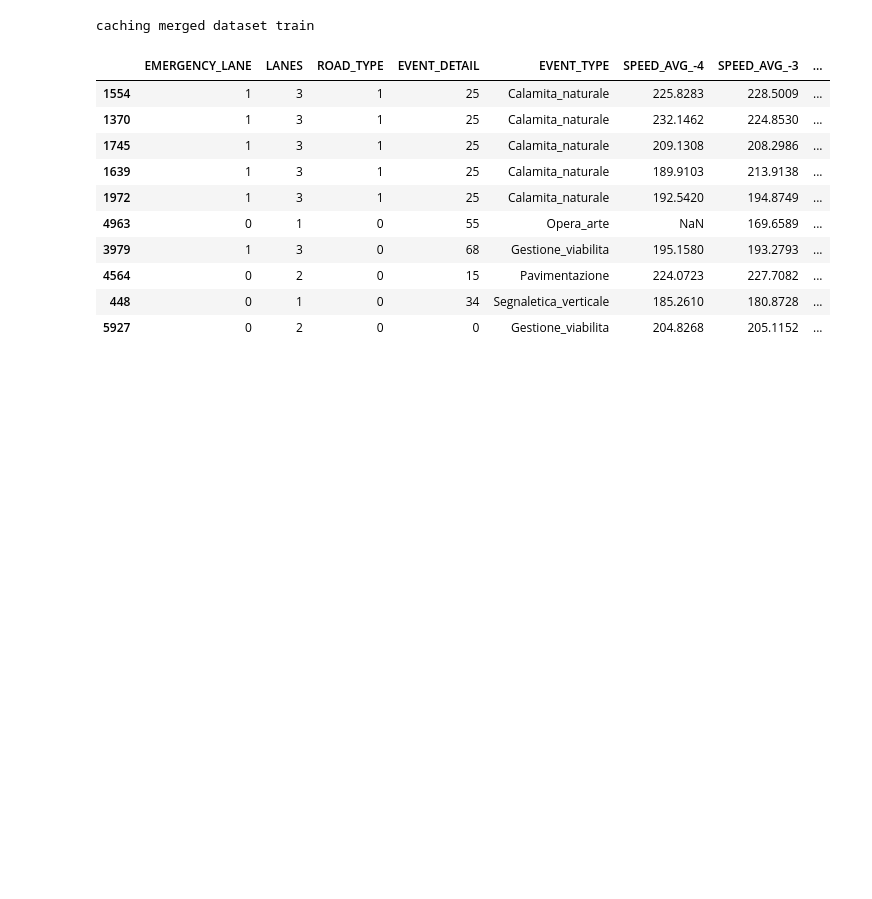
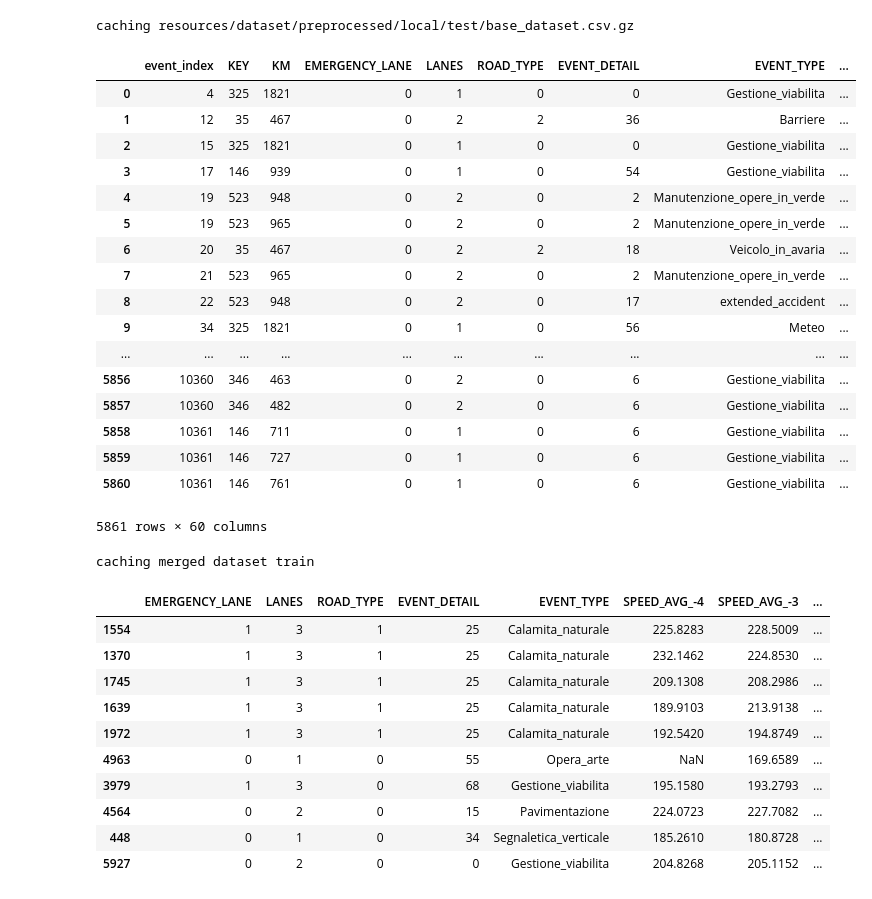
Before and after one commit to gianpy15/DMProject, a Jupyter notebook: notebooks/federico/prova catboost.ipynb, the cells around one changed output. Drawn from its saved outputs; the diff is of its cells as text; code cells hidden in the pictures; blank space fills up the shorter version.

```diff
--- a/notebooks/federico/prova catboost.ipynb
+++ b/notebooks/federico/prova catboost.ipynb
@@ -30,6 +30,28 @@ pd.options.display.max_colwidth = -1
 
 import src.data as data
 import src.utility as utility
+# %%
+data.base_dataset('local','test')
+# %% [output]
+caching resources/dataset/preprocessed/local/test/base_dataset.csv.gz
+|  | event_index | KEY | KM | EMERGENCY_LANE | LANES | ROAD_TYPE | EVENT_DETAIL | EVENT_TYPE | ... |
+| 0 | 4 | 325 | 1821 | 0 | 1 | 0 | 0 | Gestione_viabilita | ... |
+| 1 | 12 | 35 | 467 | 0 | 2 | 2 | 36 | Barriere | ... |
+| 2 | 15 | 325 | 1821 | 0 | 1 | 0 | 0 | Gestione_viabilita | ... |
+| 3 | 17 | 146 | 939 | 0 | 1 | 0 | 54 | Gestione_viabilita | ... |
+| 4 | 19 | 523 | 948 | 0 | 2 | 0 | 2 | Manutenzione_opere_in_verde | ... |
+| 5 | 19 | 523 | 965 | 0 | 2 | 0 | 2 | Manutenzione_opere_in_verde | ... |
+| 6 | 20 | 35 | 467 | 0 | 2 | 2 | 18 | Veicolo_in_avaria | ... |
+| 7 | 21 | 523 | 965 | 0 | 2 | 0 | 2 | Manutenzione_opere_in_verde | ... |
+| 8 | 22 | 523 | 948 | 0 | 2 | 0 | 17 | extended_accident | ... |
+| 9 | 34 | 325 | 1821 | 0 | 1 | 0 | 56 | Meteo | ... |
+| ... | ... | ... | ... | ... | ... | ... | ... | ... | ... |
+| 5856 | 10360 | 346 | 463 | 0 | 2 | 0 | 6 | Gestione_viabilita | ... |
+| 5857 | 10360 | 346 | 482 | 0 | 2 | 0 | 6 | Gestione_viabilita | ... |
+| 5858 | 10361 | 146 | 711 | 0 | 1 | 0 | 6 | Gestione_viabilita | ... |
+| 5859 | 10361 | 146 | 727 | 0 | 1 | 0 | 6 | Gestione_viabilita | ... |
+| 5860 | 10361 | 146 | 761 | 0 | 1 | 0 | 6 | Gestione_viabilita | ... |
+5861 rows × 60 columns
 # %%
 #dataset_train = base_df.merge(data.base_dataset(), how='left')
 X, Y = data.dataset('train', onehot=False, drop_index_columns=True)
```
Also changed, not shown: parts of 11 cells of this notebook, 1 other file.
